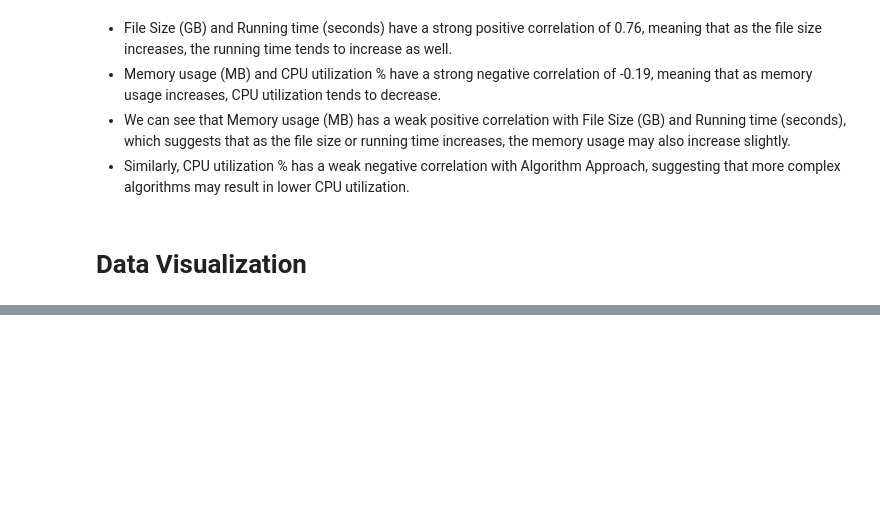
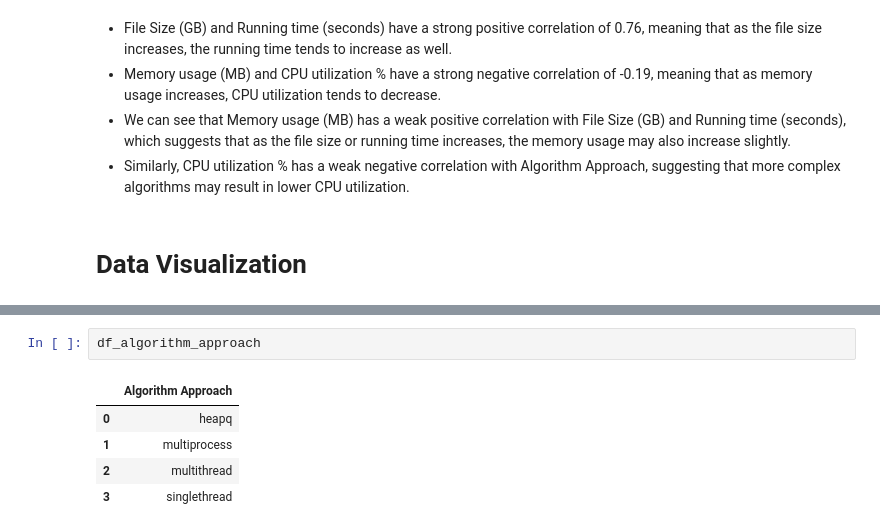
Before and after one commit to divaamahajan/K-Most-Popular-Words, a Jupyter notebook: logs/log_visualizaion.ipynb, the cells around one changed output, grey strips where cells are left out. Saved outputs shown, nothing was run; the diff lists cells and outputs as text; blank space fills up the shorter version.

```diff
--- a/logs/log_visualizaion.ipynb
+++ b/logs/log_visualizaion.ipynb
@@ -114 +132,9 @@ plt.show()
+# %%
+df_algorithm_approach
+# %% [output]
+|  | Algorithm Approach |
+| 0 | heapq |
+| 1 | multiprocess |
+| 2 | multithread |
+| 3 | singlethread |
 # %%
```
Also changed, not shown: parts of 5 cells of this notebook.
